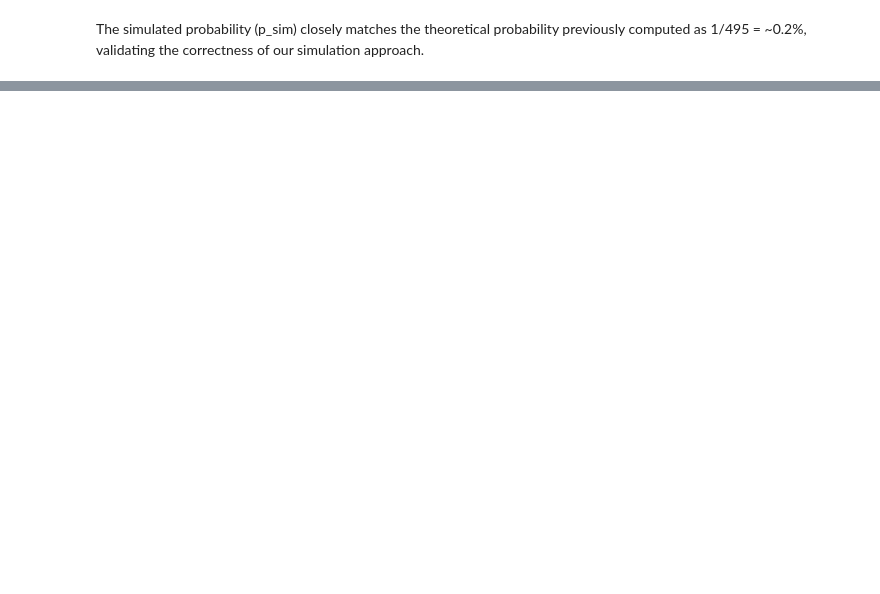
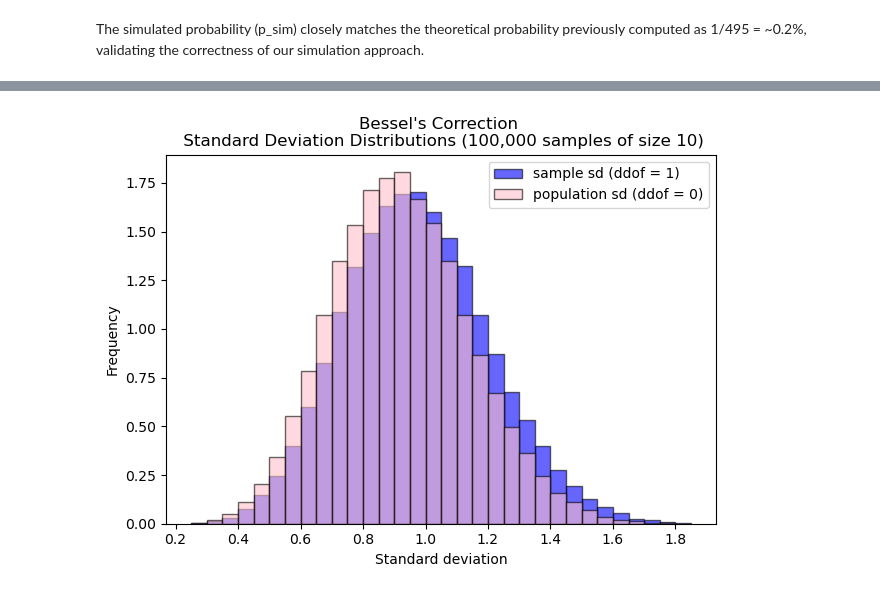
Before and after one commit to fdennehy/applied-statistics, a Jupyter notebook: problems.ipynb, the cells around one changed output, grey strips where cells are left out. Cells and saved outputs as stored; diff of their text form; code cells hidden in the pictures; blank space fills up the shorter version.

```diff
--- a/problems.ipynb
+++ b/problems.ipynb
@@ -254,0 +236,7 @@ plt.show()
+# %%
+# Generate 100,000 samples of size 10 from the standard normal distribution.
+# https://numpy.org/doc/stable/reference/random/generated/numpy.random.normal.html
+data = np.random.normal(size=(100_000, 10))
+
+#Show top 10 rows.
+data[:10]
@@ -254,0 +278,9 @@ plt.show()
+# %%
+# Calculate sample satandard deviation (Bessel's correction, degrees of freedom = 1) and the population standard deviation (degrees of freedom = 0)
+# https://numpy.org/doc/stable/reference/generated/numpy.std.html
+sample_sd = np.std(data, axis=1, ddof = 1)
+pop_sd = np.std(data, axis=1) #ddof defaults to 0
+
+# Show
+print(f"Top 10 sample standard deviations: \n {sample_sd[:10]} \n")
+print(f"Top 10 population standard deviations: \n {pop_sd[:10]}")
@@ -254,0 +301,19 @@ plt.show()
+# %%
+# Create a blank plot.
+fig, ax = plt.subplots()
+# Set no. of bins and spacing
+bins = np.linspace(0.25, 1.85, 33)
+
+# Create a histogram for sample standard deviations.
+ax.hist(sample_sd, color='blue', edgecolor='black', density=True, bins=bins, alpha = 0.6, label = 'sample sd (ddof = 1)');
+ax.hist(pop_sd, color='pink', edgecolor='black', density=True, bins=bins, alpha = 0.6, label = 'population sd (ddof = 0)');
+
+# Labels
+plt.xlabel("Standard deviation")
+plt.ylabel("Frequency")
+plt.title("Bessel's Correction \n Standard Deviation Distributions (100,000 samples of size 10)")
+plt.legend()
+plt.tight_layout()
+plt.show()
+# %% [output]
+[figure, added]
```
Also changed, not shown: parts of 32 cells of this notebook.
